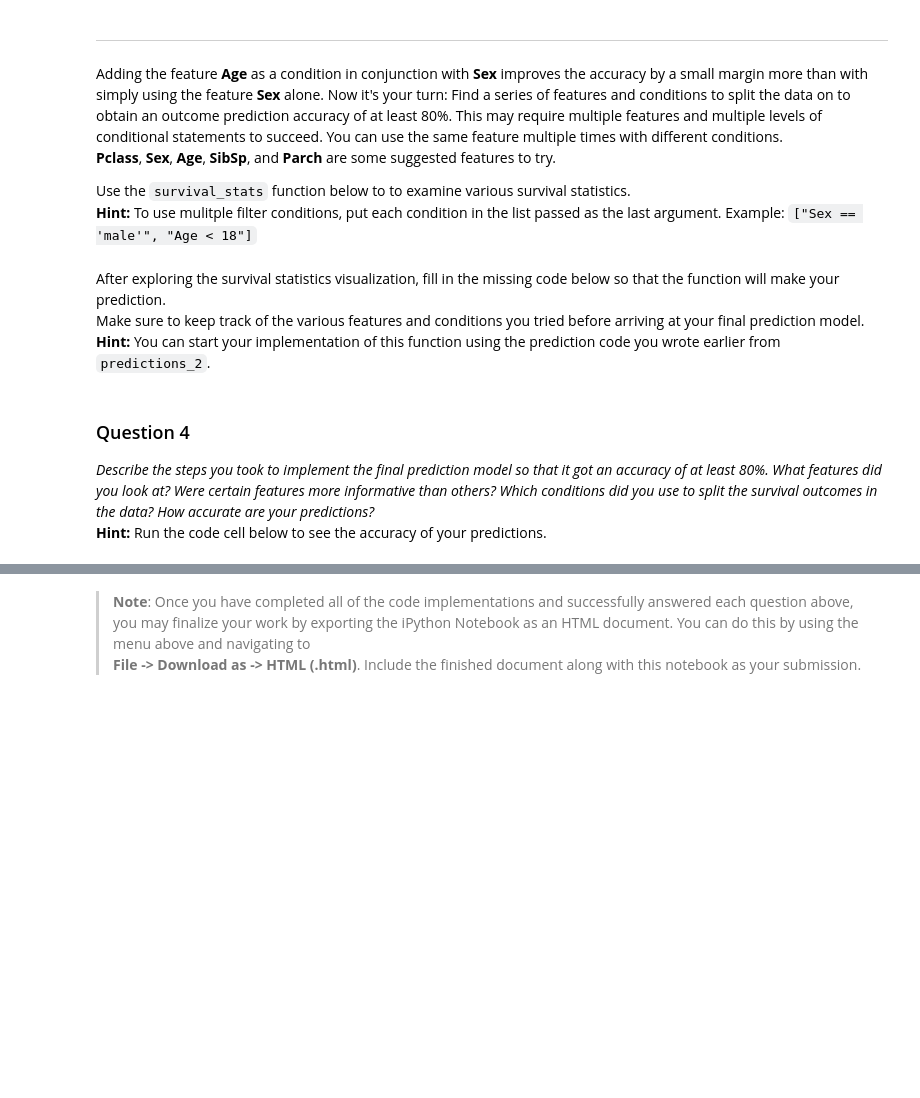
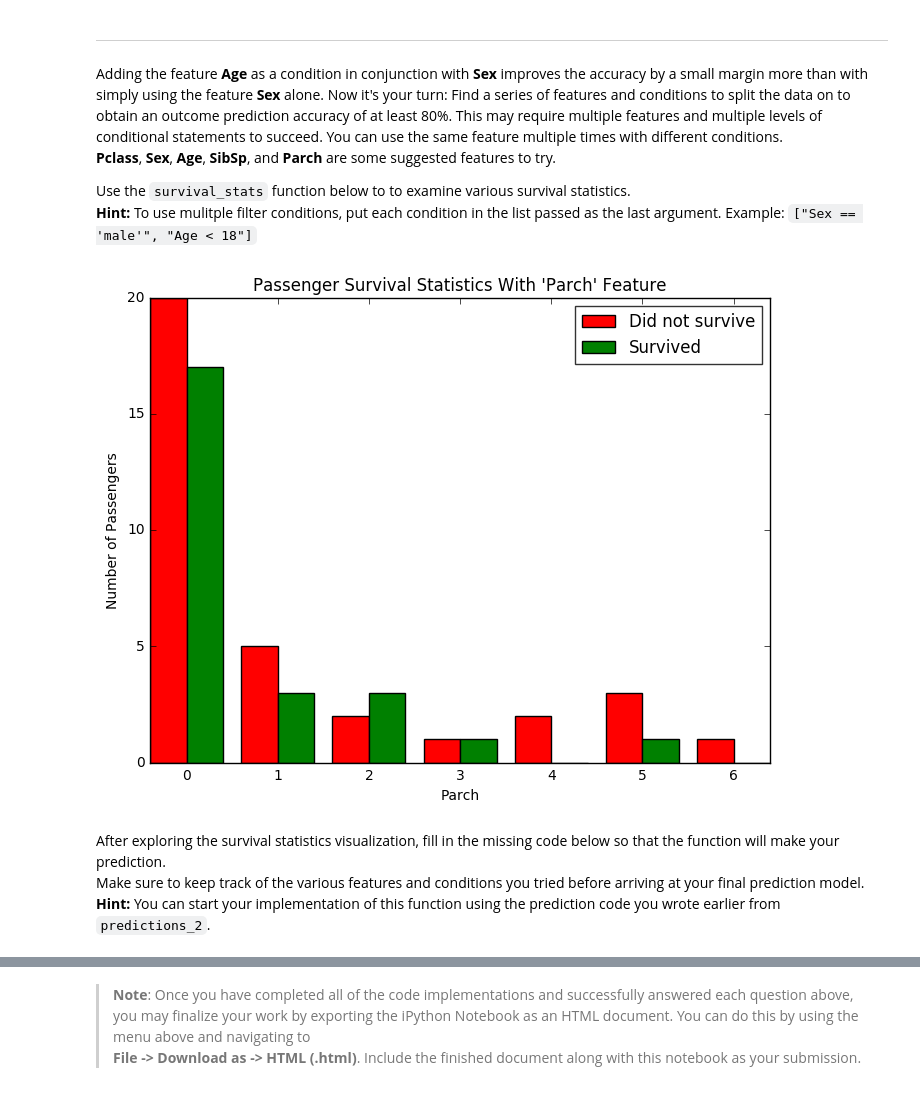
Before and after one commit to abossenbroek/machine-learning-python, a Jupyter notebook: Titanic/titanic_survival_exploration.ipynb, the cells around one changed output, grey strips where cells are left out. Drawn from its saved outputs; the diff is of its cells as text; code cells hidden in the pictures; blank space fills up the shorter version.

Commit message:
Finished Udacity assignment on titanic model.
The titanic passenger survival forecast model is completely hand written. The most accurate prediction is 80.49%.

```diff
--- a/Titanic/titanic_survival_exploration.ipynb
+++ b/Titanic/titanic_survival_exploration.ipynb
@@ -179,7 +208,10 @@ Adding the feature **Age** as a condition in conjunction with **Sex** improves t
 Use the `survival_stats` function below to to examine various survival statistics.
 **Hint:** To use mulitple filter conditions, put each condition in the list passed as the last argument. Example: `["Sex == 'male'", "Age < 18"]`
 # %%
-survival_stats(data, outcomes, 'Age', ["Sex == 'male'", "Age < 18"])
+#survival_stats(data, outcomes, 'Age', ["Sex == 'male'", "Age < 18"])
+survival_stats(data, outcomes, 'Parch', ["Sex == 'female'", "Age > 18", "Pclass == 3"])
+# %% [output]
+[figure, added]
 # %% [markdown]
 After exploring the survival statistics visualization, fill in the missing code below so that the function will make your prediction.
 Make sure to keep track of the various features and conditions you tried before arriving at your final prediction model.
@@ -200,7 +234,3 @@ def predictions_3(data):
 
 # Make the predictions
 predictions = predictions_3(data)
-# %% [markdown]
-### Question 4
-*Describe the steps you took to implement the final prediction model so that it got an accuracy of at least 80%. What features did you look at? Were certain features more informative than others? Which conditions did you use to split the survival outcomes in the data? How accurate are your predictions?*
-**Hint:** Run the code cell below to see the accuracy of your predictions.
```
Also changed, not shown: parts of 24 cells of this notebook.
